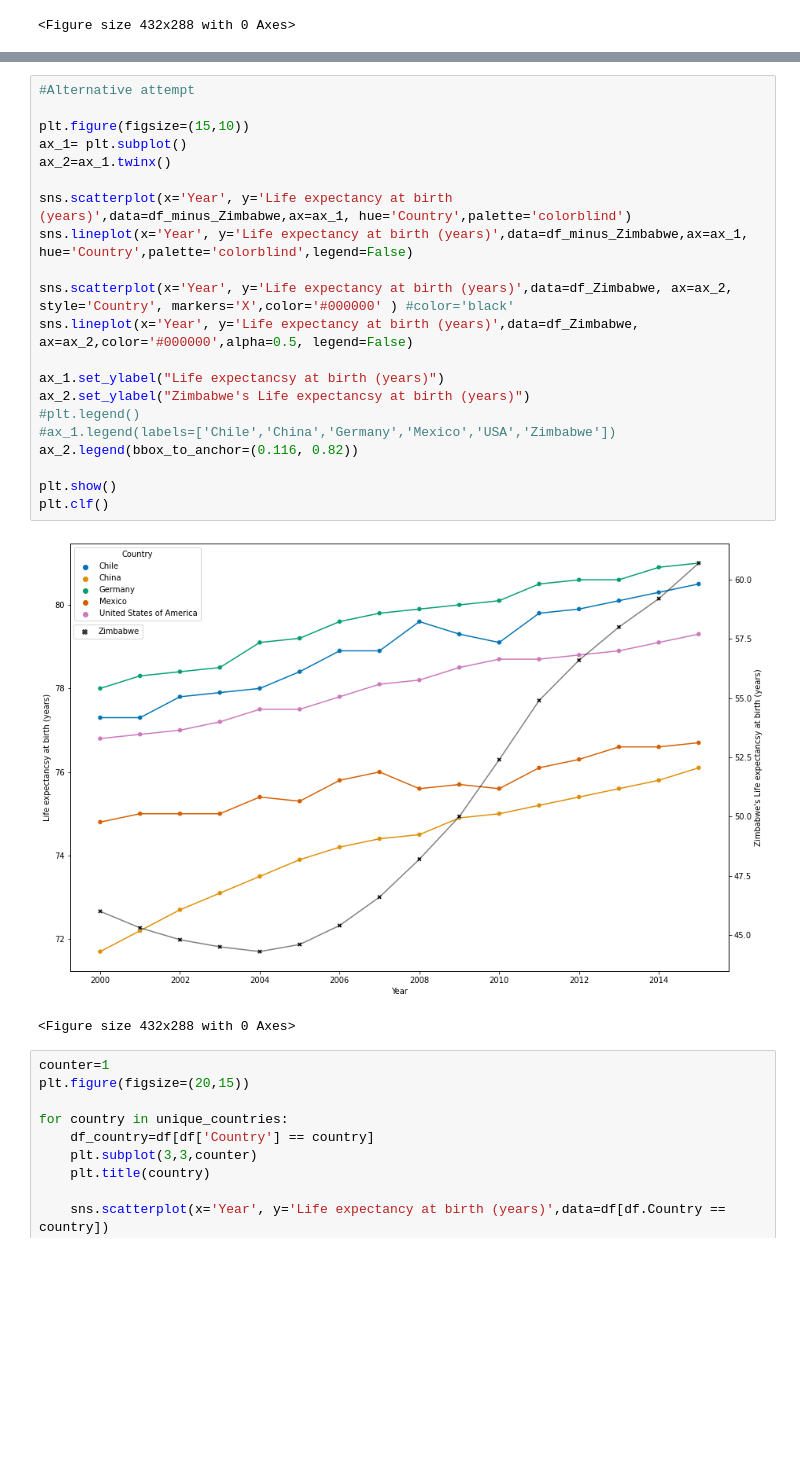
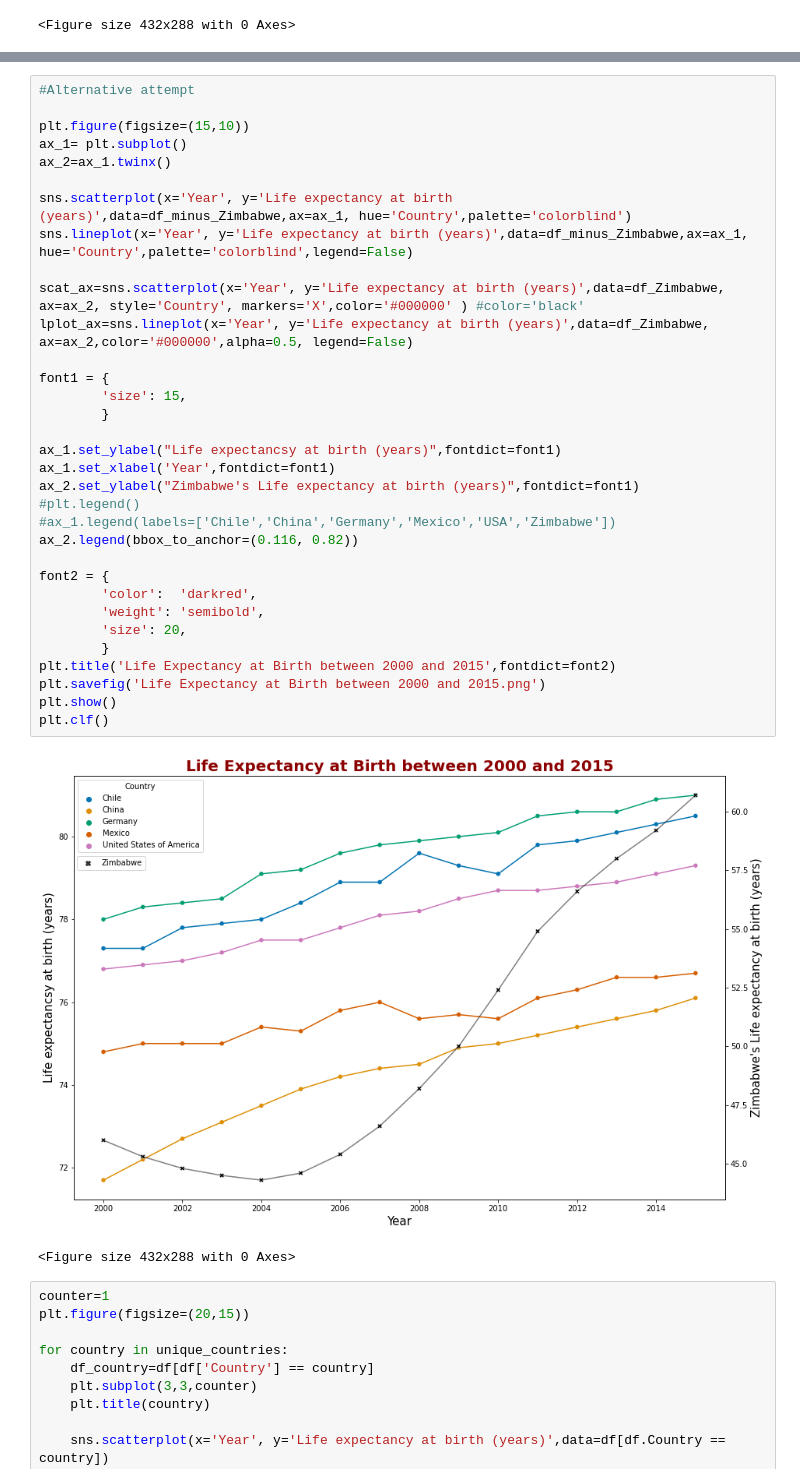
Before and after one commit to egecalay/Life-Expectancy-and-GDP, a Jupyter notebook: life_expectancy_gdp.ipynb, the cells around one changed output, grey strips where cells are left out. Saved outputs shown, nothing was run; the diff lists cells and outputs as text; blank space fills up the shorter version.

Commit message:
added 2 more charts

```diff
--- a/life_expectancy_gdp.ipynb
+++ b/life_expectancy_gdp.ipynb
@@ -104,26 +110,38 @@ plt.clf()
 # %%
 #Alternative attempt
 
 plt.figure(figsize=(15,10))
 ax_1= plt.subplot()
 ax_2=ax_1.twinx()
 
 sns.scatterplot(x='Year', y='Life expectancy at birth (years)',data=df_minus_Zimbabwe,ax=ax_1, hue='Country',palette='colorblind')
 sns.lineplot(x='Year', y='Life expectancy at birth (years)',data=df_minus_Zimbabwe,ax=ax_1, hue='Country',palette='colorblind',legend=False)
 
-sns.scatterplot(x='Year', y='Life expectancy at birth (years)',data=df_Zimbabwe, ax=ax_2, style='Country', markers='X',color='#000000' ) #color='black'
-sns.lineplot(x='Year', y='Life expectancy at birth (years)',data=df_Zimbabwe, ax=ax_2,color='#000000',alpha=0.5, legend=False)
+scat_ax=sns.scatterplot(x='Year', y='Life expectancy at birth (years)',data=df_Zimbabwe, ax=ax_2, style='Country', markers='X',color='#000000' ) #color='black'
+lplot_ax=sns.lineplot(x='Year', y='Life expectancy at birth (years)',data=df_Zimbabwe, ax=ax_2,color='#000000',alpha=0.5, legend=False)
 
-ax_1.set_ylabel("Life expectancsy at birth (years)")
-ax_2.set_ylabel("Zimbabwe's Life expectancsy at birth (years)")
+font1 = {
+        'size': 15,
+        }
+
+ax_1.set_ylabel("Life expectancsy at birth (years)",fontdict=font1)
+ax_1.set_xlabel('Year',fontdict=font1)
+ax_2.set_ylabel("Zimbabwe's Life expectancy at birth (years)",fontdict=font1)
 #plt.legend()
 #ax_1.legend(labels=['Chile','China','Germany','Mexico','USA','Zimbabwe'])
 ax_2.legend(bbox_to_anchor=(0.116, 0.82))
 
+font2 = {
+        'color':  'darkred',
+        'weight': 'semibold',
+        'size': 20,
+        }
+plt.title('Life Expectancy at Birth between 2000 and 2015',fontdict=font2)
+plt.savefig('Life Expectancy at Birth between 2000 and 2015.png')
 plt.show()
 plt.clf()
 # %% [output]
-[figure, old version]
+[figure, new version]
 <Figure size 432x288 with 0 Axes>
 # %%
 counter=1
```
Also changed, not shown: parts of 4 cells of this notebook, 3 other files.
